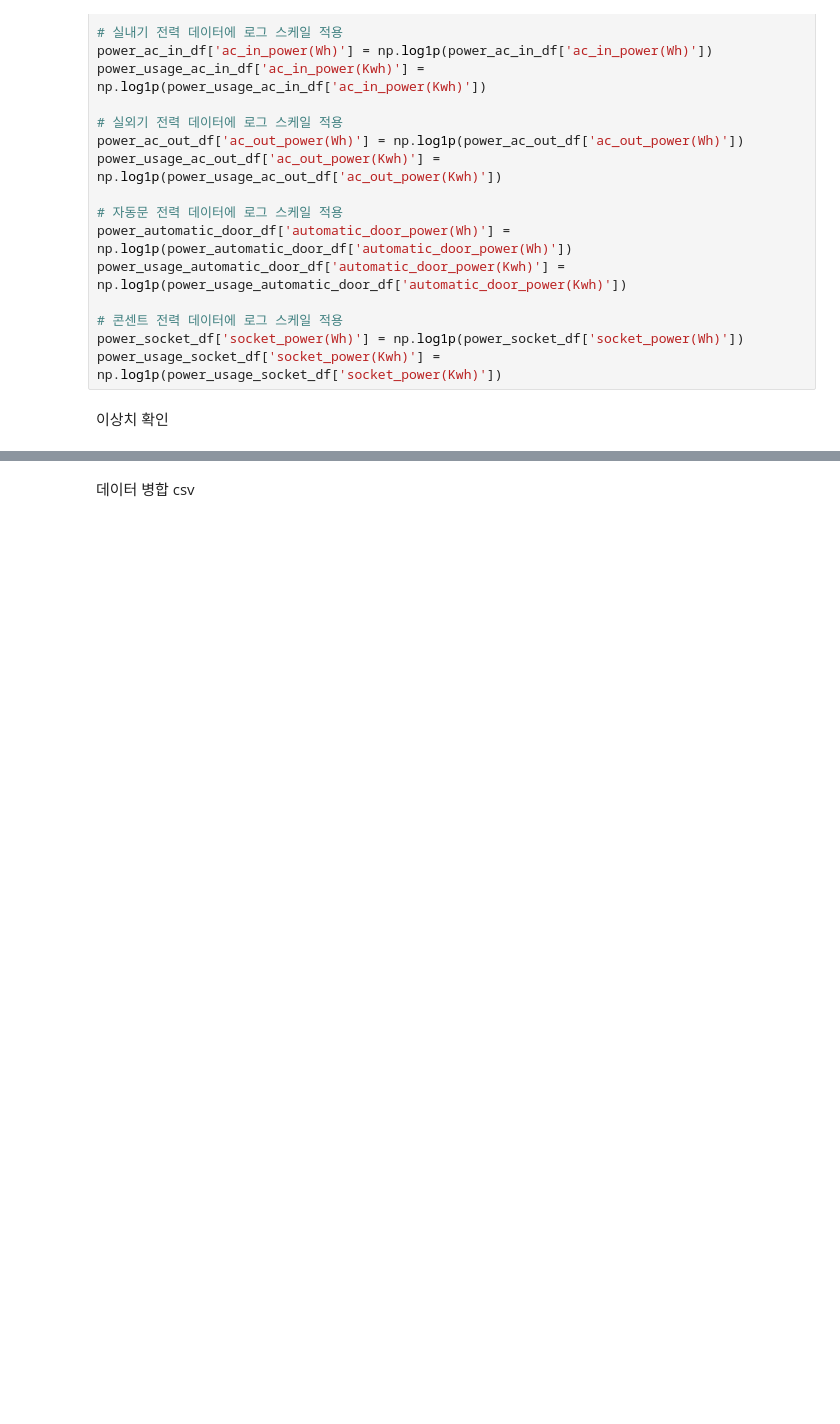
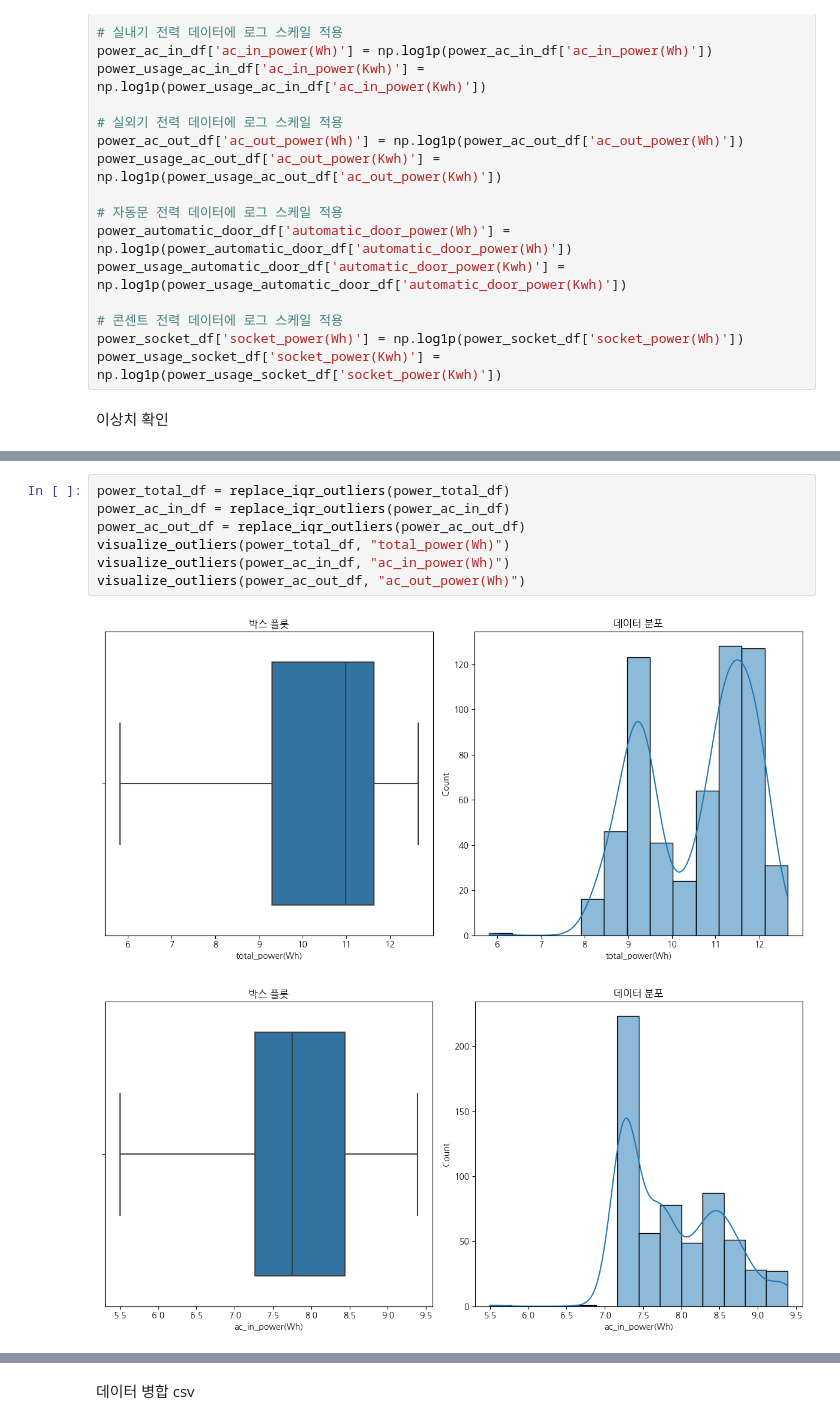
Before and after one commit to Maru375/smoothing_ml2, a Jupyter notebook: 데이터 수집 및 병합.ipynb, the cells around one changed output, grey strips where cells are left out. Drawn from its saved outputs; the diff is of its cells as text; blank space fills up the shorter version.

```diff
--- a/데이터 수집 및 병합.ipynb
+++ b/데이터 수집 및 병합.ipynb
@@ -730,0 +734,10 @@ visualize_outliers(power_usage_socket_df, "socket_power(Kwh)")
+# %%
+power_total_df = replace_iqr_outliers(power_total_df)
+power_ac_in_df = replace_iqr_outliers(power_ac_in_df)
+power_ac_out_df = replace_iqr_outliers(power_ac_out_df)
+visualize_outliers(power_total_df, "total_power(Wh)")
+visualize_outliers(power_ac_in_df, "ac_in_power(Wh)")
+visualize_outliers(power_ac_out_df, "ac_out_power(Wh)")
+# %% [output]
+[figure, added]
+[figure, added]
```
Also changed, not shown: parts of 10 cells of this notebook, 20 other files.
